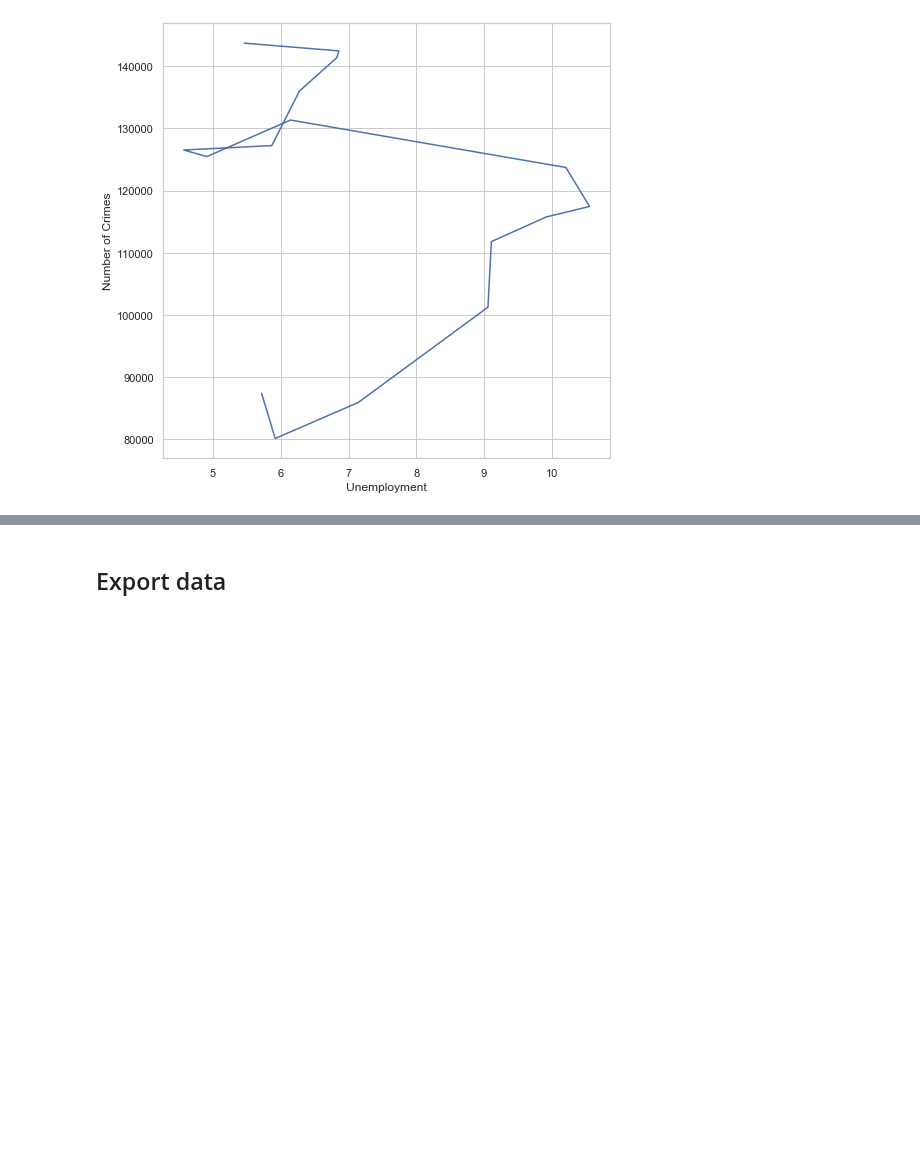
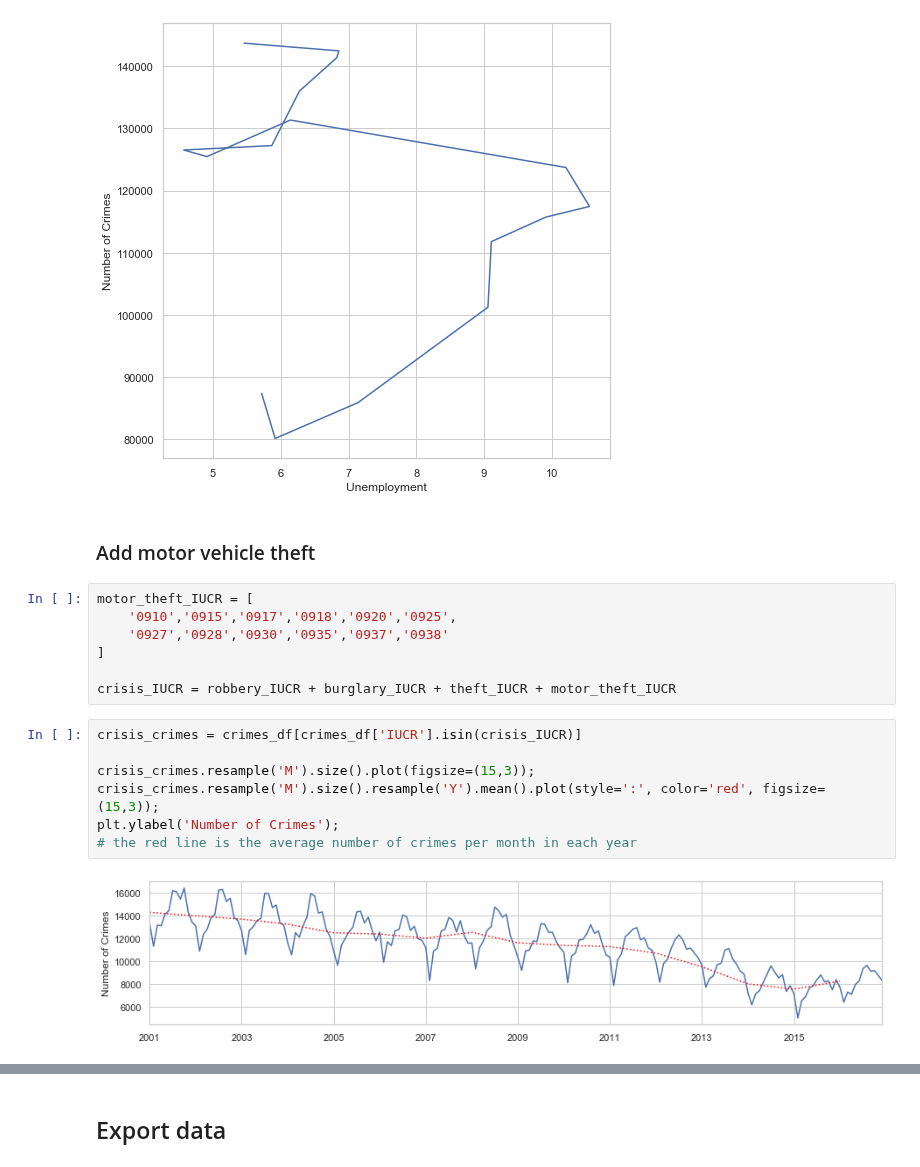
Before and after one commit to vbernardes/chicago-crime-dataviz, a Jupyter notebook: 2008 Crisis.ipynb, the cells around one changed output, grey strips where cells are left out. Drawn from its saved outputs; the diff is of its cells as text; blank space fills up the shorter version.

Commit message:
Add motor vehicle theft to investigation

```diff
--- a/2008 Crisis.ipynb
+++ b/2008 Crisis.ipynb
@@ -121,3 +110,21 @@ plt.xlabel('Unemployment');
 plt.ylabel('Number of Crimes');
 # %% [output]
 [figure]
+# %% [markdown]
+### Add motor vehicle theft
+# %%
+motor_theft_IUCR = [
+    '0910','0915','0917','0918','0920','0925',
+    '0927','0928','0930','0935','0937','0938'
+]
+
+crisis_IUCR = robbery_IUCR + burglary_IUCR + theft_IUCR + motor_theft_IUCR
+# %%
+crisis_crimes = crimes_df[crimes_df['IUCR'].isin(crisis_IUCR)]
+
+crisis_crimes.resample('M').size().plot(figsize=(15,3));
+crisis_crimes.resample('M').size().resample('Y').mean().plot(style=':', color='red', figsize=(15,3));
+plt.ylabel('Number of Crimes');
+# the red line is the average number of crimes per month in each year
+# %% [output]
+[figure, added]
```
Also changed, not shown: parts of 3 cells of this notebook.
